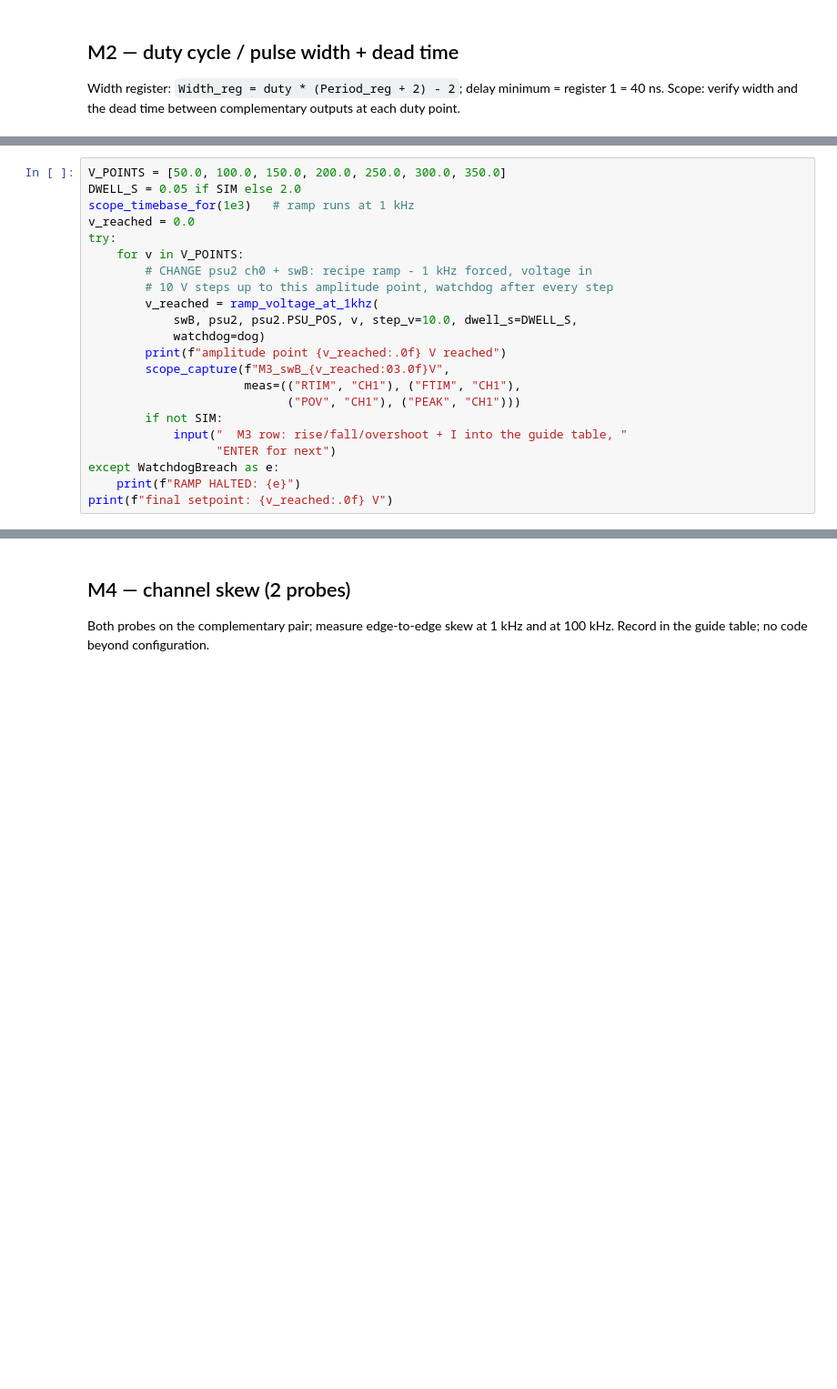
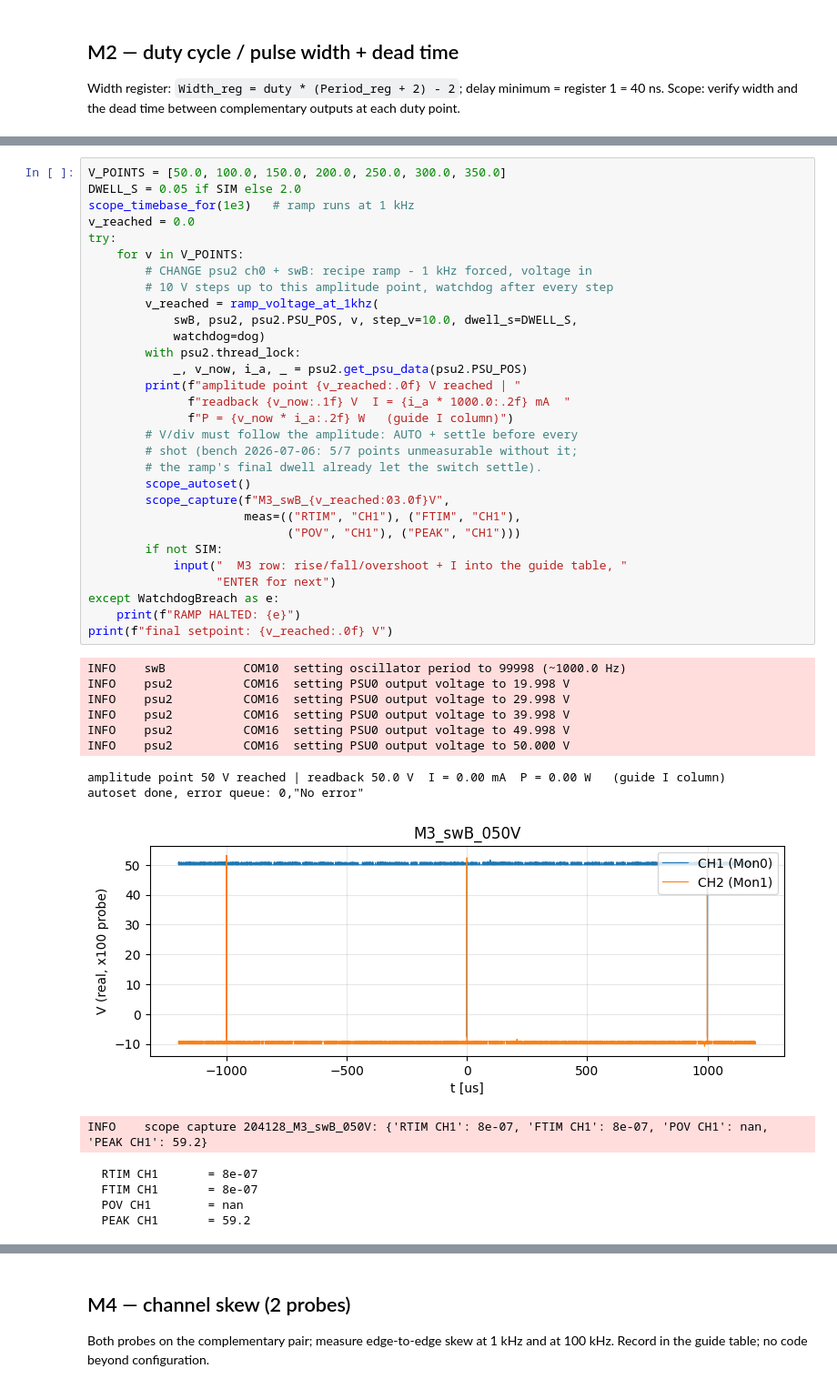
Before and after one commit to beambuilder/esibd_bs, a Jupyter notebook: debugging/notebooks/025_switch_campaign.ipynb, the cells around one changed output, grey strips where cells are left out. Shown at 91% size. Cells and saved outputs as stored; diff of their text form; blank space fills up the shorter version.

```diff
--- a/debugging/notebooks/025_switch_campaign.ipynb
+++ b/debugging/notebooks/025_switch_campaign.ipynb
@@ -685,22 +835,45 @@ Scope: rise/fall time at each amplitude point on the loaded output.
 # %%
 V_POINTS = [50.0, 100.0, 150.0, 200.0, 250.0, 300.0, 350.0]
 DWELL_S = 0.05 if SIM else 2.0
 scope_timebase_for(1e3)   # ramp runs at 1 kHz
 v_reached = 0.0
 try:
     for v in V_POINTS:
         # CHANGE psu2 ch0 + swB: recipe ramp - 1 kHz forced, voltage in
         # 10 V steps up to this amplitude point, watchdog after every step
         v_reached = ramp_voltage_at_1khz(
             swB, psu2, psu2.PSU_POS, v, step_v=10.0, dwell_s=DWELL_S,
             watchdog=dog)
-        print(f"amplitude point {v_reached:.0f} V reached")
+        with psu2.thread_lock:
+            _, v_now, i_a, _ = psu2.get_psu_data(psu2.PSU_POS)
+        print(f"amplitude point {v_reached:.0f} V reached | "
+              f"readback {v_now:.1f} V  I = {i_a * 1000.0:.2f} mA  "
+              f"P = {v_now * i_a:.2f} W   (guide I column)")
+        # V/div must follow the amplitude: AUTO + settle before every
+        # shot (bench 2026-07-06: 5/7 points unmeasurable without it;
+        # the ramp's final dwell already let the switch settle).
+        scope_autoset()
         scope_capture(f"M3_swB_{v_reached:03.0f}V",
                       meas=(("RTIM", "CH1"), ("FTIM", "CH1"),
                             ("POV", "CH1"), ("PEAK", "CH1")))
         if not SIM:
             input("  M3 row: rise/fall/overshoot + I into the guide table, "
                   "ENTER for next")
 except WatchdogBreach as e:
     print(f"RAMP HALTED: {e}")
 print(f"final setpoint: {v_reached:.0f} V")
+# %% [output]
+INFO    swB           COM10  setting oscillator period to 99998 (~1000.0 Hz)
+INFO    psu2          COM16  setting PSU0 output voltage to 19.998 V
+INFO    psu2          COM16  setting PSU0 output voltage to 29.998 V
+INFO    psu2          COM16  setting PSU0 output voltage to 39.998 V
+INFO    psu2          COM16  setting PSU0 output voltage to 49.998 V
+INFO    psu2          COM16  setting PSU0 output voltage to 50.000 V
+amplitude point 50 V reached | readback 50.0 V  I = 0.00 mA  P = 0.00 W   (guide I column)
+autoset done, error queue: 0,"No error"
+[figure, added]
+INFO    scope capture 204128_M3_swB_050V: {'RTIM CH1': 8e-07, 'FTIM CH1': 8e-07, 'POV CH1': nan, 'PEAK CH1': 59.2}
+  RTIM CH1       = 8e-07
+  FTIM CH1       = 8e-07
+  POV CH1        = nan
+  PEAK CH1       = 59.2
```
Also changed, not shown: parts of 32 cells of this notebook, 4 other files.
